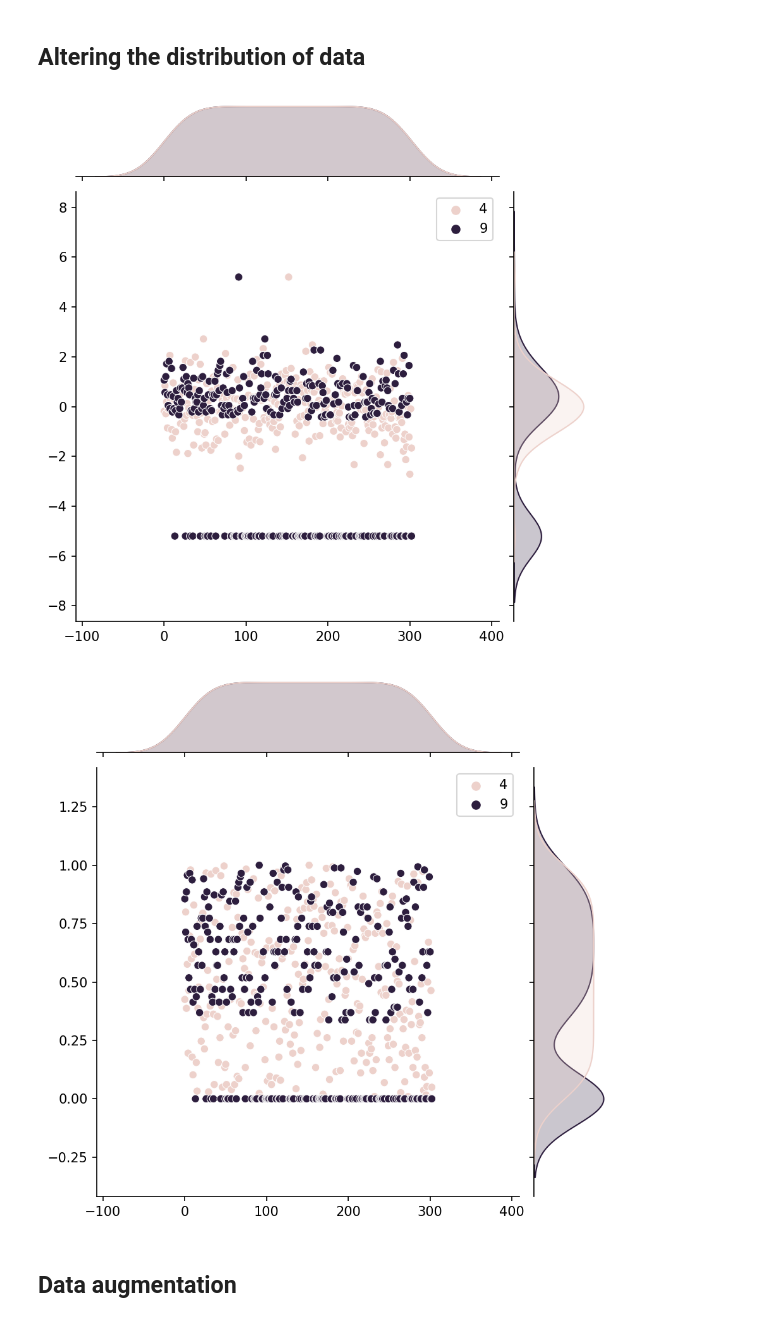
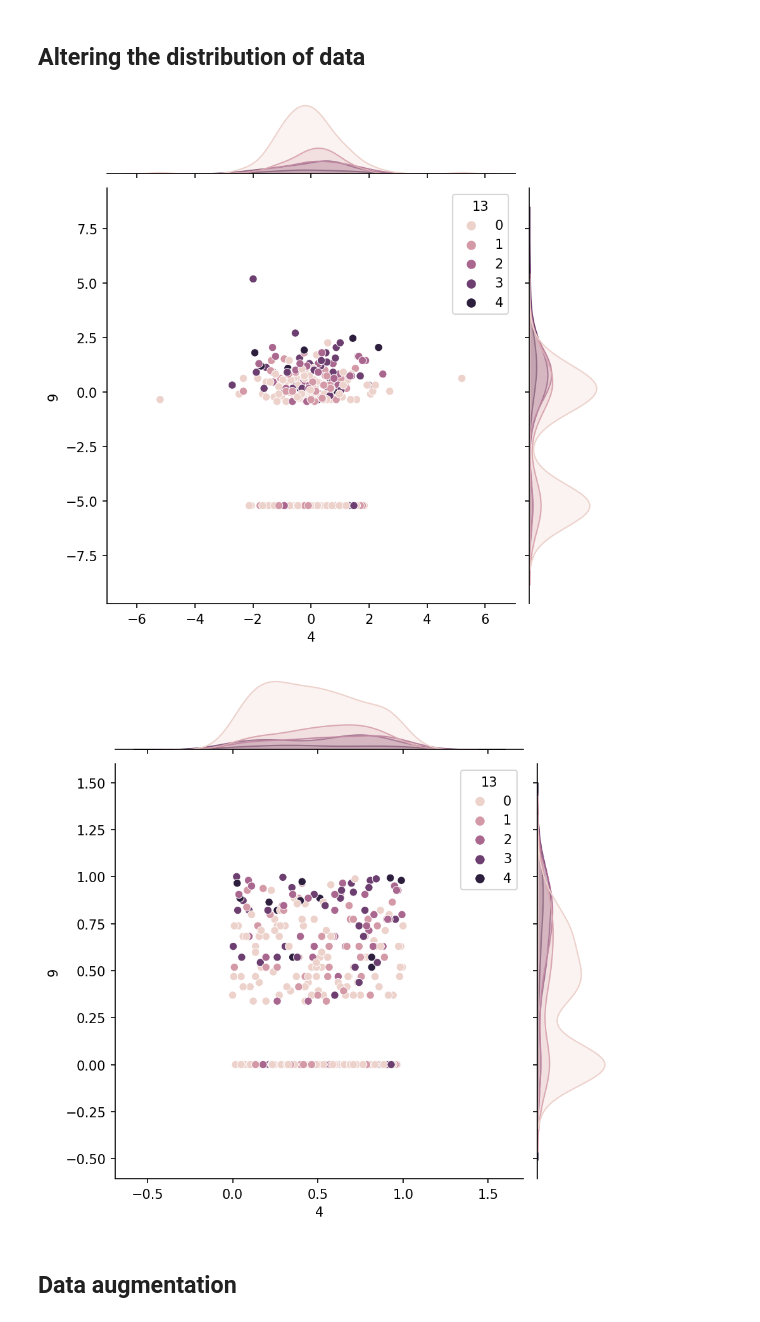
Before and after one commit to Oebele/Deep-lerning-for-beginners, a Jupyter notebook: Preparing_Data.ipynb, the cells around one changed output. Drawn from its saved outputs; the diff is of its cells as text; code cells hidden in the pictures.

```diff
--- a/Preparing_Data.ipynb
+++ b/Preparing_Data.ipynb
@@ -273,17 +273,17 @@ from sklearn.preprocessing import QuantileTransformer
 transformer = QuantileTransformer(output_distribution='normal')
 df[[4,9]] = transformer.fit_transform(df[[4,9]])
 # %%
-sns.jointplot(data=df[[4, 9]]);
+sns.jointplot(x=df[4], y=df[9], hue=df[13]);
 # %% [output]
-[figure, old version]
+[figure, new version]
 # %%
 from sklearn.preprocessing import QuantileTransformer
 transformer = QuantileTransformer(output_distribution='uniform')
 df[[4,9]] = transformer.fit_transform(df[[4,9]])
 # %%
-sns.jointplot(data=df[[4, 9]]);
+sns.jointplot(x=df[4], y=df[9], hue=df[13]);
 # %% [output]
-[figure, old version]
+[figure, new version]
 # %% [markdown]
 ## Data augmentation
 # %% [markdown]
```
Also changed, not shown: parts of 6 cells of this notebook.
